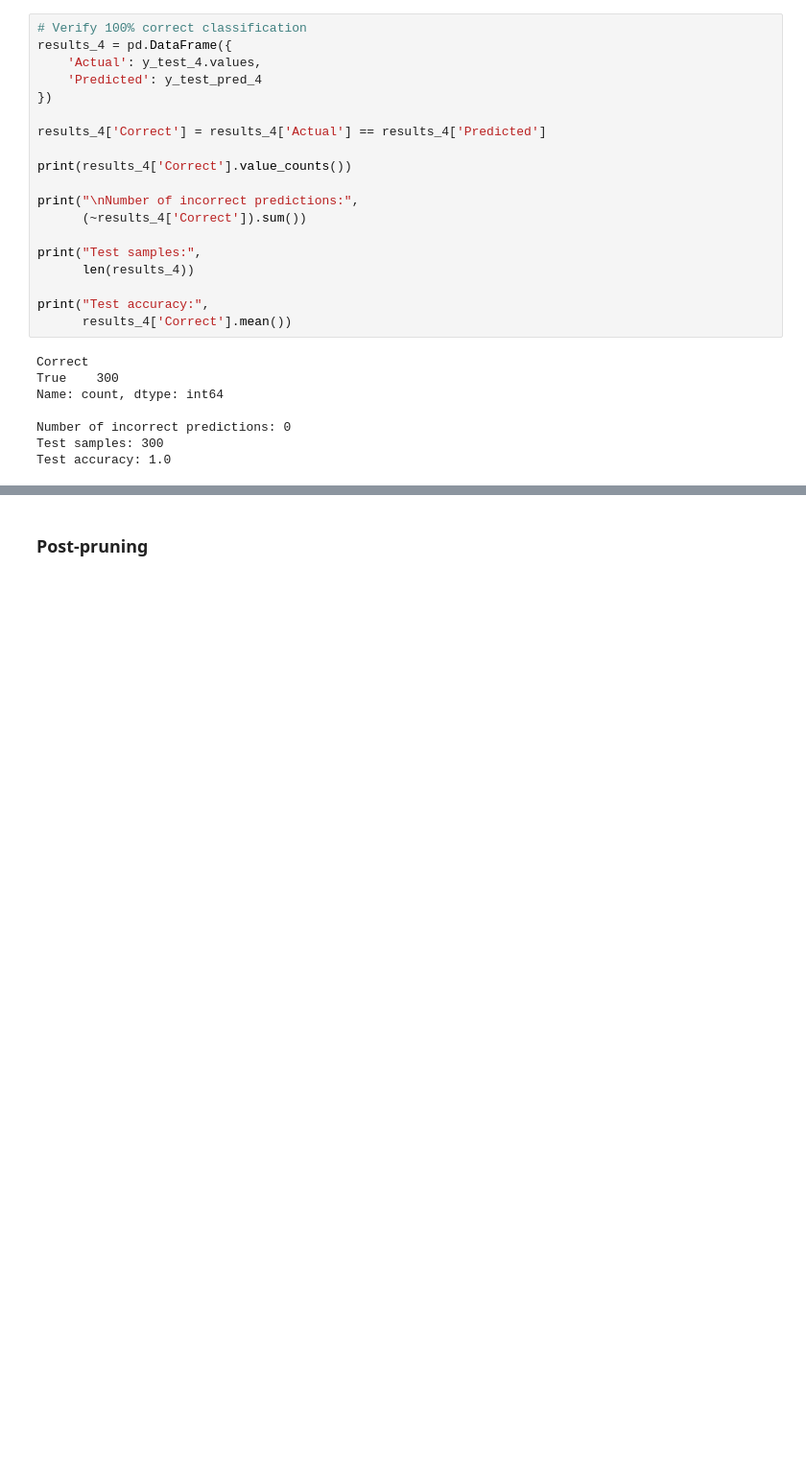
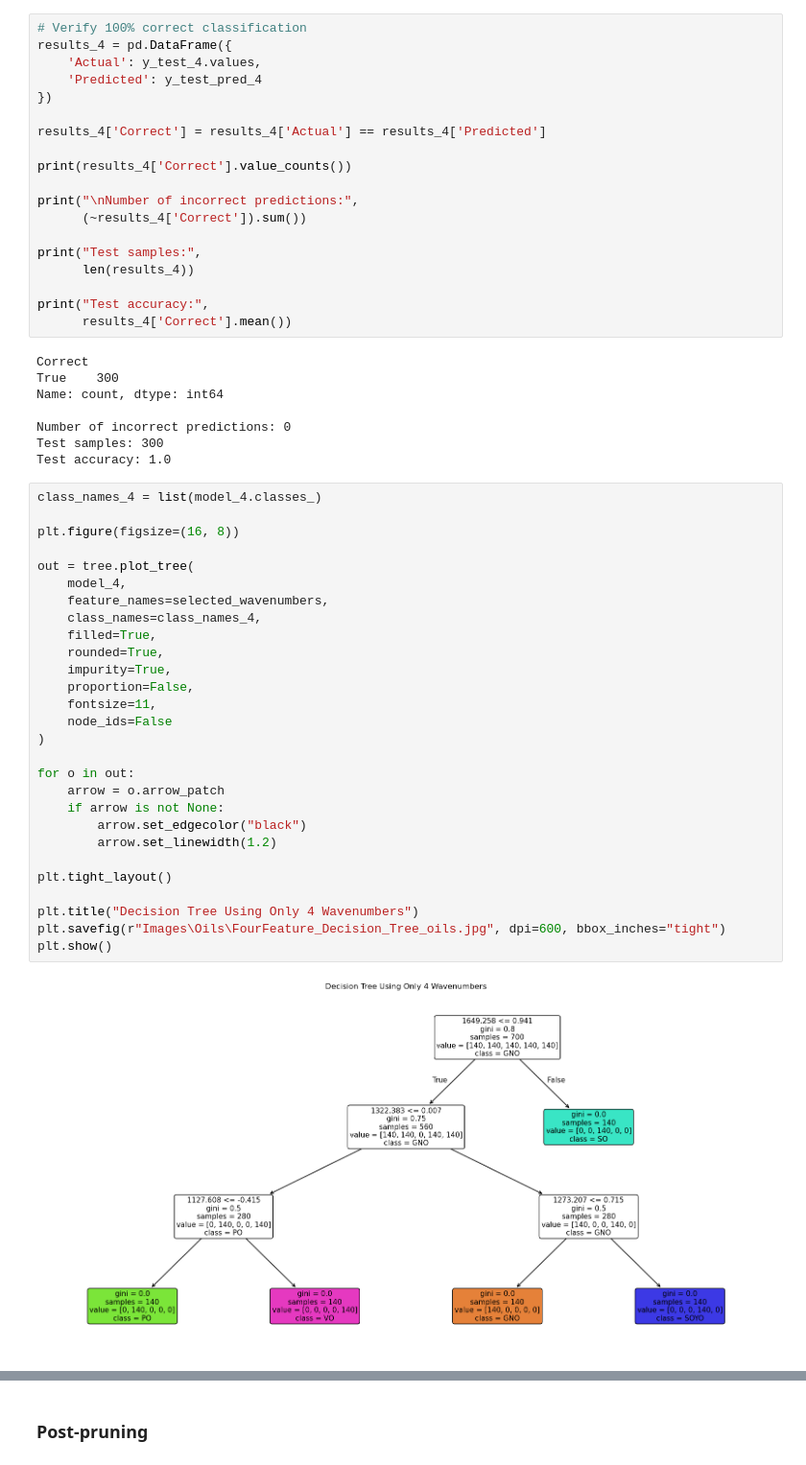
Before and after one commit to klndeepak/Physics-Informed-AI-Approach-K-Means-and-Decision-Tree-for-Oil-Classification, a Jupyter notebook: Decision Tree_Oils.ipynb, the cells around one changed output, grey strips where cells are left out. Shown at 96% size. Cells and saved outputs as stored; diff of their text form; blank space fills up the shorter version.

Commit message:
Decision Tree for Oils Updated

```diff
--- a/Decision Tree_Oils.ipynb
+++ b/Decision Tree_Oils.ipynb
@@ -793,3 +793,33 @@ Name: count, dtype: int64
 Number of incorrect predictions: 0
 Test samples: 300
 Test accuracy: 1.0
+# %%
+class_names_4 = list(model_4.classes_)
+
+plt.figure(figsize=(16, 8))
+
+out = tree.plot_tree(
+    model_4,
+    feature_names=selected_wavenumbers,
+    class_names=class_names_4,
+    filled=True,
+    rounded=True,
+    impurity=True,
+    proportion=False,
+    fontsize=11,
+    node_ids=False
+)
+
+for o in out:
+    arrow = o.arrow_patch
+    if arrow is not None:
+        arrow.set_edgecolor("black")
+        arrow.set_linewidth(1.2)
+
+plt.tight_layout()
+
+plt.title("Decision Tree Using Only 4 Wavenumbers")
+plt.savefig(r"Images\Oils\FourFeature_Decision_Tree_oils.jpg", dpi=600, bbox_inches="tight")
+plt.show()
+# %% [output]
+[figure, added]
```
Also changed, not shown: parts of 1 cell of this notebook, 2 other files.
